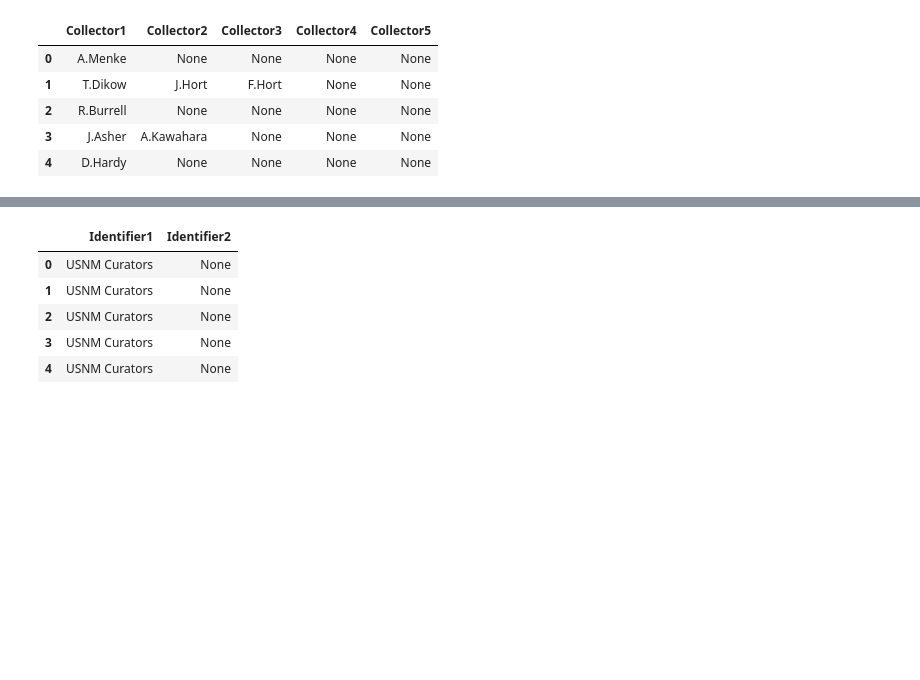
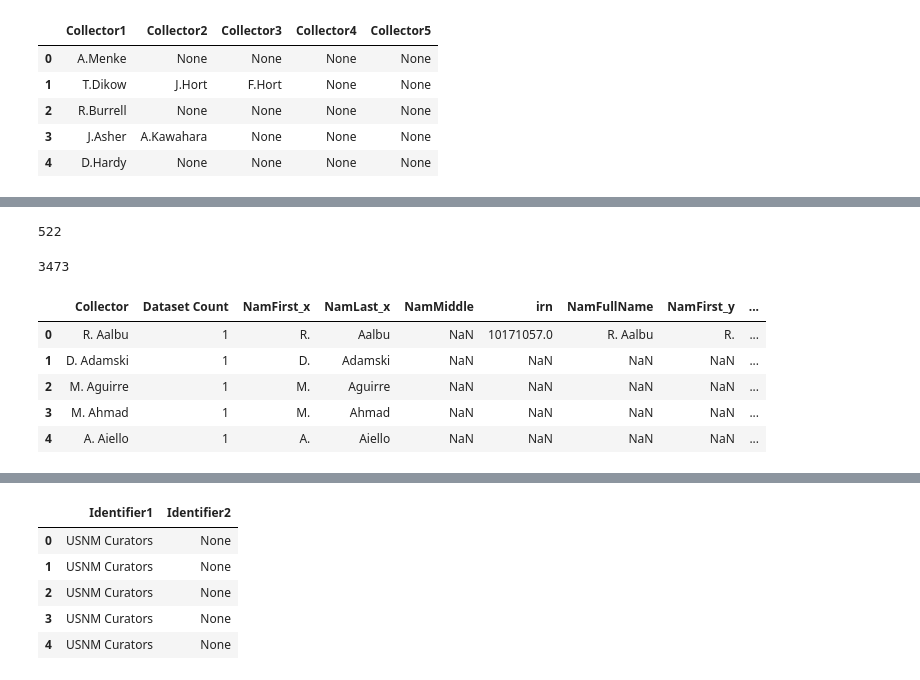
Before and after one commit to MikeTrizna/diptera_emu_upload, a Jupyter notebook: Step 3 Generating Parties upload for new authors and collectors.ipynb, the cells around one changed output, grey strips where cells are left out. Cells and saved outputs as stored; diff of their text form; code cells hidden in the pictures; blank space fills up the shorter version.

```diff
--- a/Step 3 Generating Parties upload for new authors and collectors.ipynb
+++ b/Step 3 Generating Parties upload for new authors and collectors.ipynb
@@ -341,0 +378,11 @@ collector_counts.head()
+# %%
+def split_collector_names(row):
+    name_split = str(row['Collector']).split(' ')
+    row['NamLast'] = name_split[-1]
+    if len(name_split) > 1:
+        row['NamFirst'] = name_split[0]
+    if len(name_split) > 2:
+        row['NamMiddle'] = ' '.join(name_split[1:-1])
+    return row
+collector_counts = collector_counts.apply(split_collector_names, axis=1)
+collector_counts.head()
@@ -341,0 +396,3 @@ collector_counts.head()
+# %%
+collector_counts = collector_counts.sort_values('NamLast')
+collector_counts.head()
@@ -342,2 +406,25 @@ collector_counts.head()
 # %%
 collector_counts.to_csv('processed_data/collector_counts.tsv', index=False, sep='\t')
+# %%
+len(collector_counts)
+# %% [output]
+522
+# %%
+emu_collectors = squished[squished['NamRoles'].str.contains('Collector')]
+emu_collectors = emu_collectors.sort_values('irn', ascending=True)
+emu_collectors = emu_collectors.drop_duplicates(subset=['NamFullName'], keep='first')
+len(emu_collectors)
+# %% [output]
+3473
+# %%
+collectors_merged = collector_counts.merge(emu_collectors,
+                                            left_on='Collector', right_on='NamFullName',
+                                            how='left')
+collectors_merged.head()
+# %% [output]
+|  | Collector | Dataset Count | NamFirst_x | NamLast_x | NamMiddle | irn | NamFullName | NamFirst_y | ... |
+| 0 | R. Aalbu | 1 | R. | Aalbu | NaN | 10171057.0 | R. Aalbu | R. | ... |
+| 1 | D. Adamski | 1 | D. | Adamski | NaN | NaN | NaN | NaN | ... |
+| 2 | M. Aguirre | 1 | M. | Aguirre | NaN | NaN | NaN | NaN | ... |
+| 3 | M. Ahmad | 1 | M. | Ahmad | NaN | NaN | NaN | NaN | ... |
+| 4 | A. Aiello | 1 | A. | Aiello | NaN | NaN | NaN | NaN | ... |
```
Also changed, not shown: parts of 26 cells of this notebook, 7 other files.
